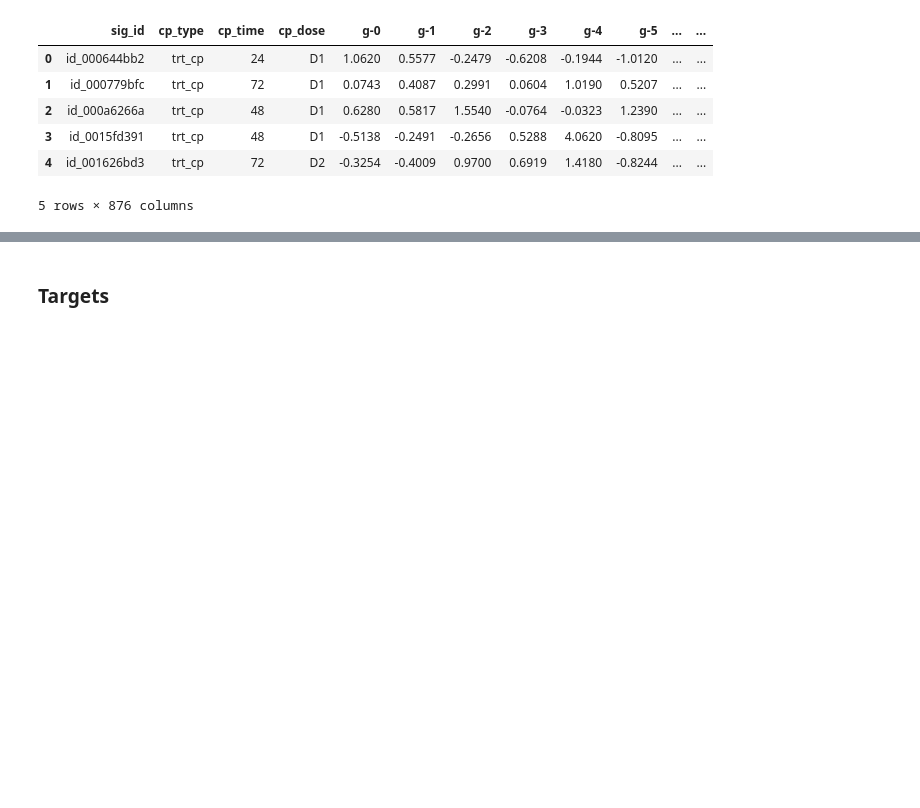
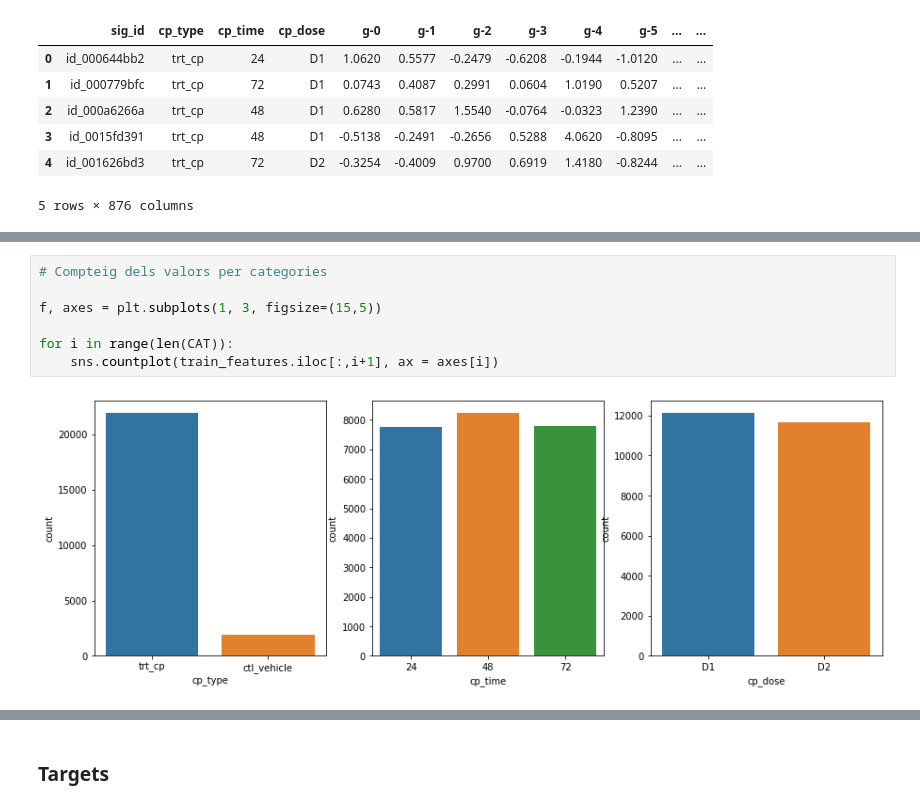
Before and after one commit to vboix2/Kaggle, a Jupyter notebook: MoA Prediction/Exploration.ipynb, the cells around one changed output, grey strips where cells are left out. Cells and saved outputs as stored; diff of their text form; blank space fills up the shorter version.

```diff
--- a/MoA Prediction/Exploration.ipynb
+++ b/MoA Prediction/Exploration.ipynb
@@ -66,0 +39,9 @@ train_features[NUM].describe()
+# %%
+# Compteig dels valors per categories
+
+f, axes = plt.subplots(1, 3, figsize=(15,5))
+
+for i in range(len(CAT)):
+    sns.countplot(train_features.iloc[:,i+1], ax = axes[i])
+# %% [output]
+[figure, added]
```
Also changed, not shown: parts of 16 cells of this notebook.
